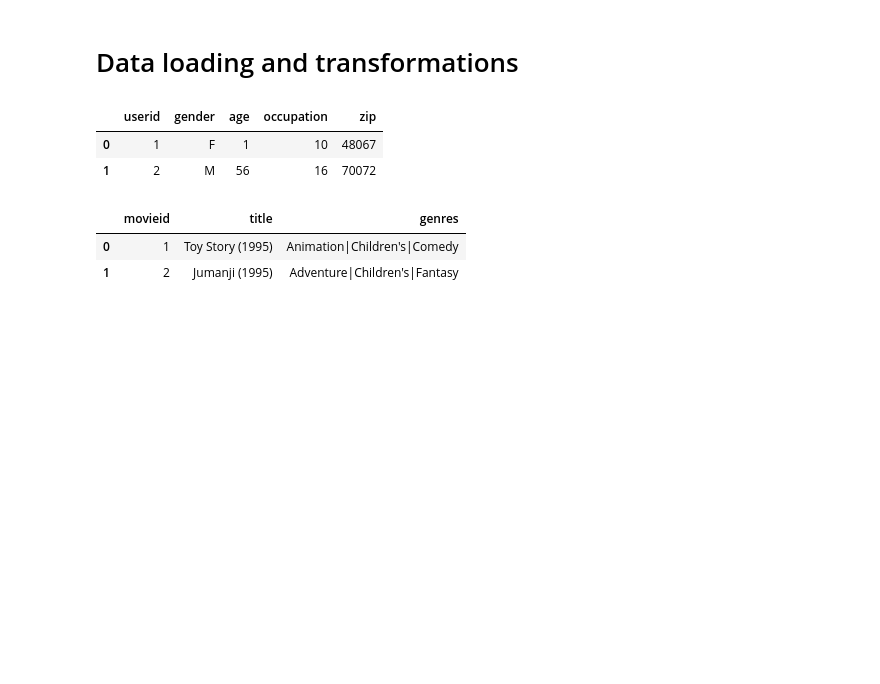
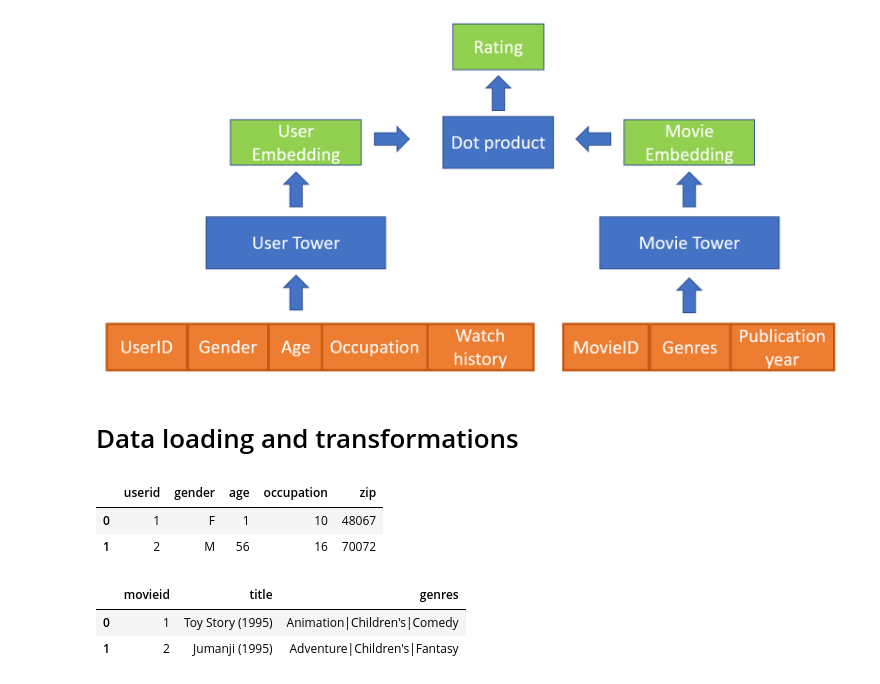
Before and after one commit to cpuyyp/MBML-seminar-presentation, a Jupyter notebook: two-tower-rating-prediction.ipynb, the cells around one changed output. Drawn from its saved outputs; the diff is of its cells as text; code cells hidden in the pictures; blank space fills up the shorter version.

```diff
--- a/two-tower-rating-prediction.ipynb
+++ b/two-tower-rating-prediction.ipynb
@@ -51,3 +63,7 @@ rating table:
+# %%
+Image(filename='two-tower-model-structure.png')
+# %% [output]
+[figure, added]
 # %% [markdown]
 # Data loading and transformations
 # %%
```
Also changed, not shown: parts of 28 cells of this notebook, 1 other file.
